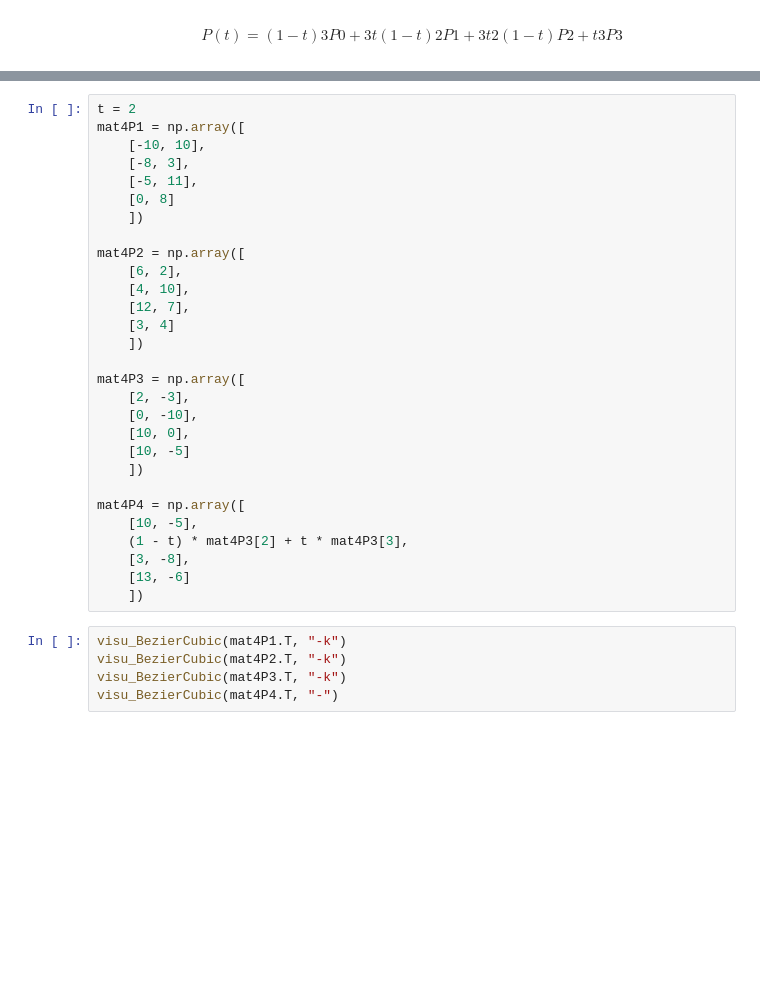
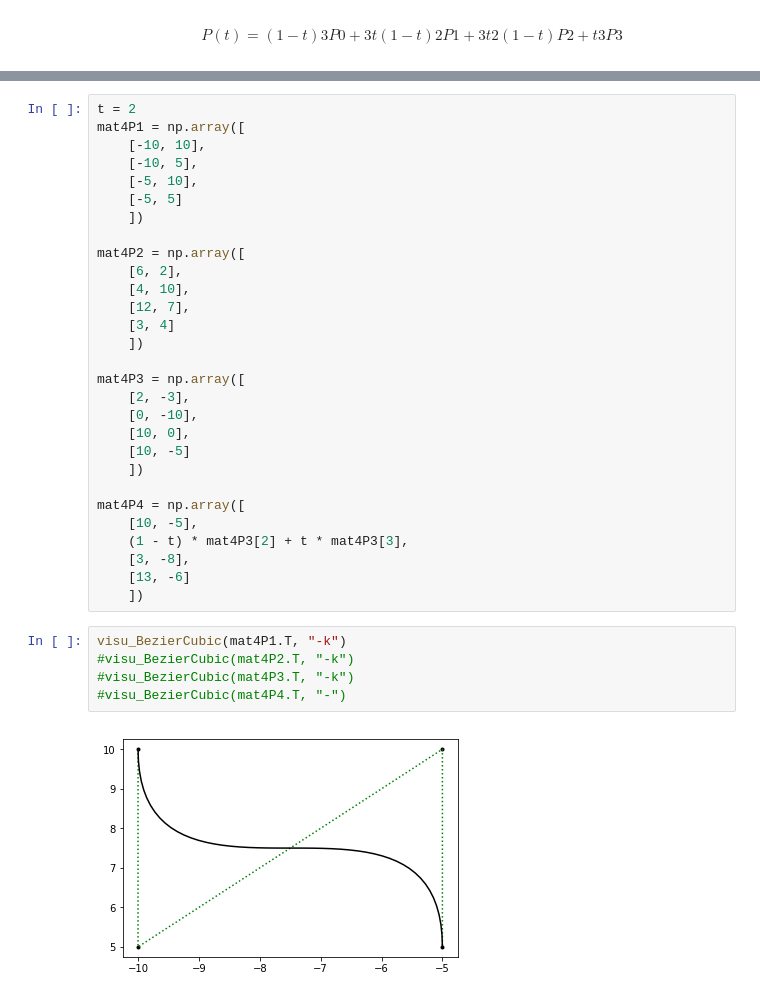
Before and after one commit to aquadzn/dut-informatique, a Jupyter notebook: S3/Modelisation/TP04.ipynb, the cells around one changed output, grey strips where cells are left out. Drawn from its saved outputs; the diff is of its cells as text; blank space fills up the shorter version.

```diff
--- a/S3/Modelisation/TP04.ipynb
+++ b/S3/Modelisation/TP04.ipynb
@@ -112,9 +115,9 @@ plt.ylim(-taille-1, taille+1)
 t = 2
 mat4P1 = np.array([
     [-10, 10],
-    [-8, 3],
-    [-5, 11],
-    [0, 8]
+    [-10, 5],
+    [-5, 10],
+    [-5, 5]
     ])
 
 mat4P2 = np.array([
@@ -139,6 +142,8 @@ mat4P4 = np.array([
     ])
 # %%
 visu_BezierCubic(mat4P1.T, "-k")
-visu_BezierCubic(mat4P2.T, "-k")
-visu_BezierCubic(mat4P3.T, "-k")
-visu_BezierCubic(mat4P4.T, "-")
+#visu_BezierCubic(mat4P2.T, "-k")
+#visu_BezierCubic(mat4P3.T, "-k")
+#visu_BezierCubic(mat4P4.T, "-")
+# %% [output]
+[figure, added]
```
Also changed, not shown: parts of 9 cells of this notebook, 58 other files.
